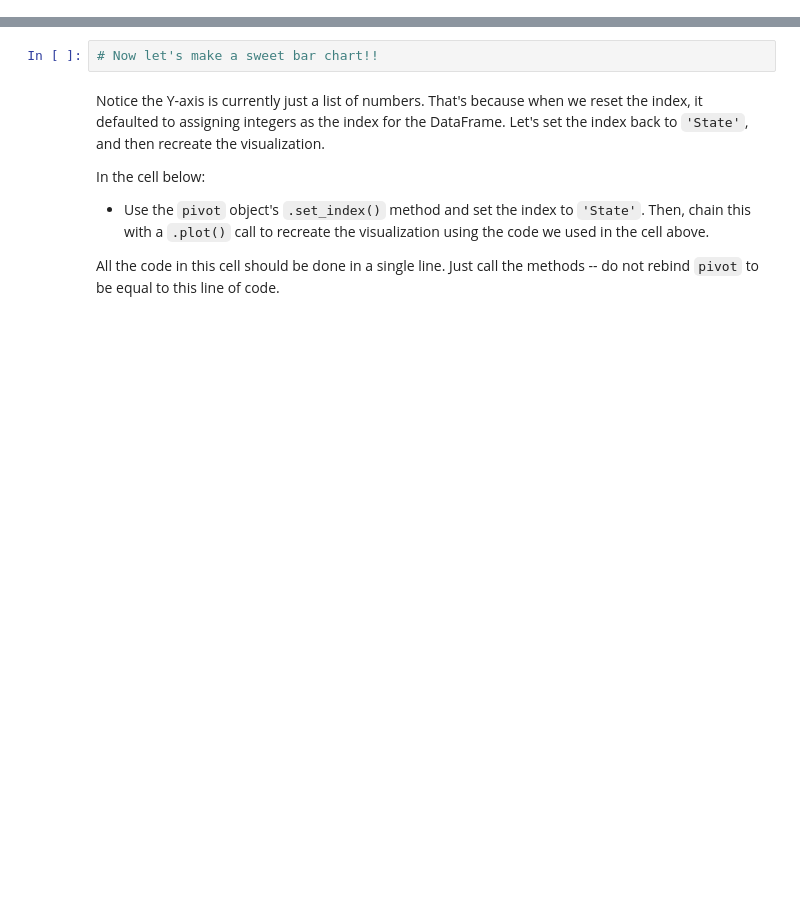
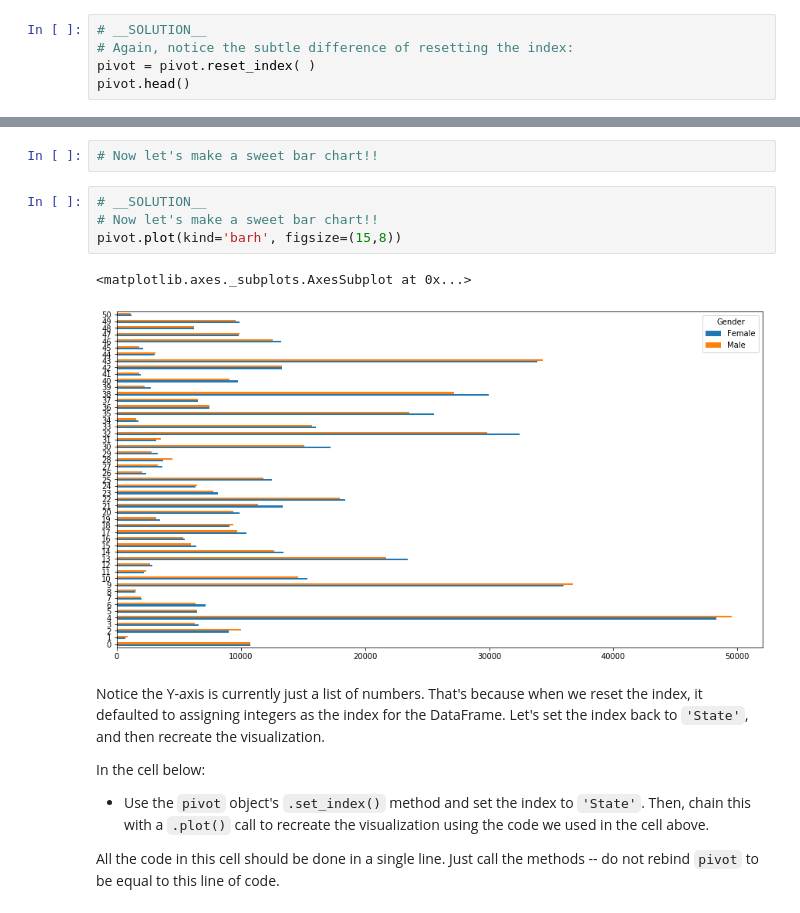
Before and after one commit to learn-co-curriculum/dsc-pivot-tables-pandas-lab, a Jupyter notebook: index.ipynb, the cells around one changed output, grey strips where cells are left out. Cells and saved outputs as stored; diff of their text form; blank space fills up the shorter version.

```diff
--- a/index.ipynb
+++ b/index.ipynb
@@ -189,3 +388,8 @@ In the cell below, reset the index of the `pivot` object as we did previously.
 # %%
 # Again, notice the subtle difference of resetting the index:
 pivot = None
+# %%
+# __SOLUTION__
+# Again, notice the subtle difference of resetting the index:
+pivot = pivot.reset_index( )
+pivot.head()
@@ -200,6 +411,13 @@ In the cell below, call `pivot.plot()` with the following parameters:
 * figsize = `(15,8)`
 # %%
 # Now let's make a sweet bar chart!!
+# %%
+# __SOLUTION__
+# Now let's make a sweet bar chart!!
+pivot.plot(kind='barh', figsize=(15,8))
+# %% [output]
+<matplotlib.axes._subplots.AxesSubplot at 0x...>
+[figure, added]
 # %% [markdown]
 Notice the Y-axis is currently just a list of numbers.  That's because when we reset the index, it defaulted to assigning integers as the index for the DataFrame.  Let's set the index back to `'State'`, and then recreate the visualization.
 
```
Also changed, not shown: parts of 33 cells of this notebook, 1 other file.
